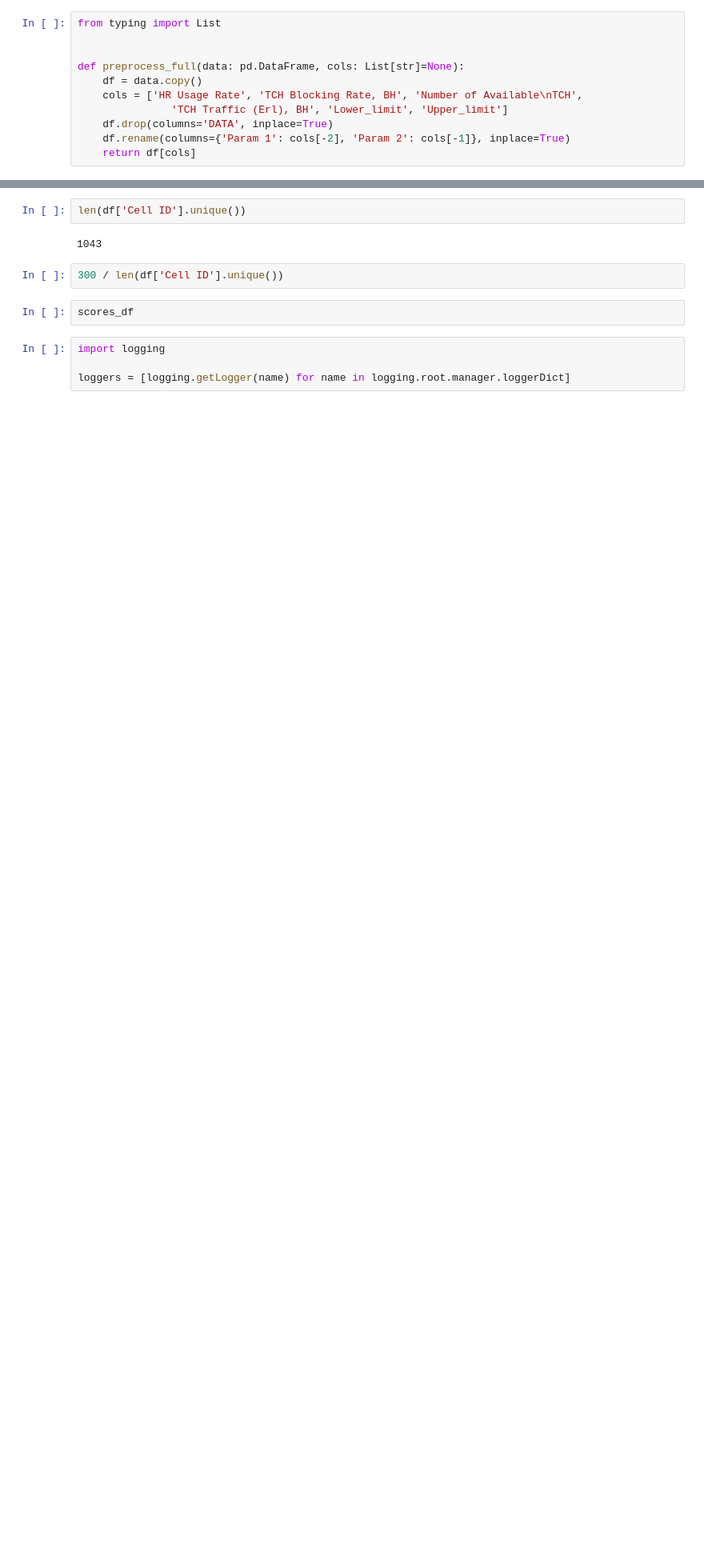
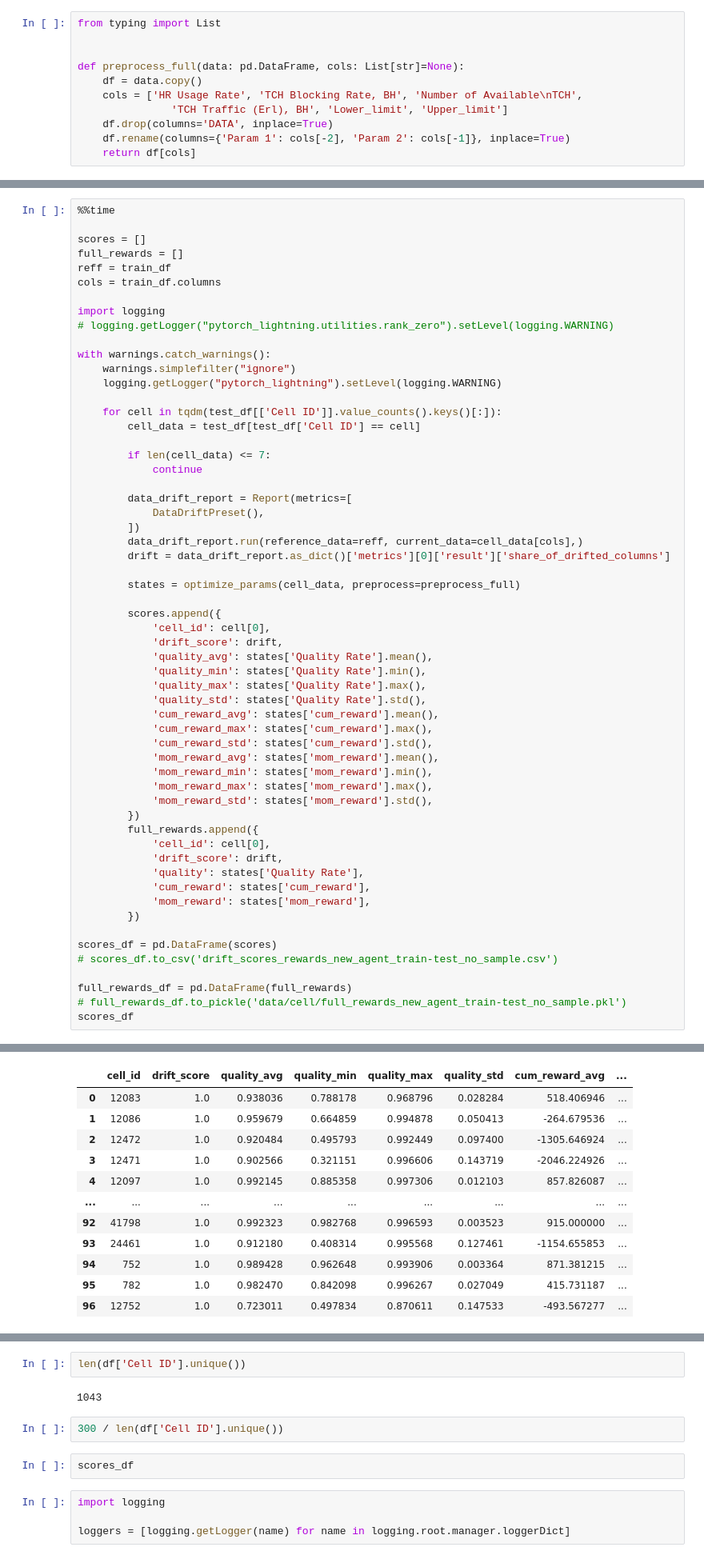
Before and after one commit to S-M157/Bachelor, a Jupyter notebook: Reward_Quality.ipynb, the cells around one changed output, grey strips where cells are left out. Shown at 80% size. Cells and saved outputs as stored; diff of their text form; blank space fills up the shorter version.

```diff
--- a/Reward_Quality.ipynb
+++ b/Reward_Quality.ipynb
@@ -129,0 +184,59 @@ reff = df[~df['Cell ID'].isin(cell_list)]
+# %%
+%%time
+
+scores = []
+full_rewards = []
+reff = train_df
+cols = train_df.columns
+
+import logging
+# logging.getLogger("pytorch_lightning.utilities.rank_zero").setLevel(logging.WARNING)
+
+with warnings.catch_warnings():
+    warnings.simplefilter("ignore")
+    logging.getLogger("pytorch_lightning").setLevel(logging.WARNING)
+
+    for cell in tqdm(test_df[['Cell ID']].value_counts().keys()[:]):
+        cell_data = test_df[test_df['Cell ID'] == cell]
+
+        if len(cell_data) <= 7:
+            continue
+
+        data_drift_report = Report(metrics=[
+            DataDriftPreset(),
+        ])
+        data_drift_report.run(reference_data=reff, current_data=cell_data[cols],)
+        drift = data_drift_report.as_dict()['metrics'][0]['result']['share_of_drifted_columns']
+
+        states = optimize_params(cell_data, preprocess=preprocess_full)
+
+        scores.append({
+            'cell_id': cell[0],
+            'drift_score': drift,
+            'quality_avg': states['Quality Rate'].mean(),
+            'quality_min': states['Quality Rate'].min(),
+            'quality_max': states['Quality Rate'].max(),
+            'quality_std': states['Quality Rate'].std(),
+            'cum_reward_avg': states['cum_reward'].mean(),
+            'cum_reward_max': states['cum_reward'].max(),
+            'cum_reward_std': states['cum_reward'].std(),
+            'mom_reward_avg': states['mom_reward'].mean(),
+            'mom_reward_min': states['mom_reward'].min(),
+            'mom_reward_max': states['mom_reward'].max(),
+            'mom_reward_std': states['mom_reward'].std(),
+        })
+        full_rewards.append({
+            'cell_id': cell[0],
+            'drift_score': drift,
+            'quality': states['Quality Rate'],
+            'cum_reward': states['cum_reward'],
+            'mom_reward': states['mom_reward'],
+        })
+
+scores_df = pd.DataFrame(scores)
+# scores_df.to_csv('drift_scores_rewards_new_agent_train-test_no_sample.csv')
+
+full_rewards_df = pd.DataFrame(full_rewards)
+# full_rewards_df.to_pickle('data/cell/full_rewards_new_agent_train-test_no_sample.pkl')
+scores_df
+# %% [output]
@@ -129,0 +245,12 @@ reff = df[~df['Cell ID'].isin(cell_list)]
+|  | cell_id | drift_score | quality_avg | quality_min | quality_max | quality_std | cum_reward_avg | ... |
+| 0 | 12083 | 1.0 | 0.938036 | 0.788178 | 0.968796 | 0.028284 | 518.406946 | ... |
+| 1 | 12086 | 1.0 | 0.959679 | 0.664859 | 0.994878 | 0.050413 | -264.679536 | ... |
+| 2 | 12472 | 1.0 | 0.920484 | 0.495793 | 0.992449 | 0.097400 | -1305.646924 | ... |
+| 3 | 12471 | 1.0 | 0.902566 | 0.321151 | 0.996606 | 0.143719 | -2046.224926 | ... |
+| 4 | 12097 | 1.0 | 0.992145 | 0.885358 | 0.997306 | 0.012103 | 857.826087 | ... |
+| ... | ... | ... | ... | ... | ... | ... | ... | ... |
+| 92 | 41798 | 1.0 | 0.992323 | 0.982768 | 0.996593 | 0.003523 | 915.000000 | ... |
+| 93 | 24461 | 1.0 | 0.912180 | 0.408314 | 0.995568 | 0.127461 | -1154.655853 | ... |
+| 94 | 752 | 1.0 | 0.989428 | 0.962648 | 0.993906 | 0.003364 | 871.381215 | ... |
+| 95 | 782 | 1.0 | 0.982470 | 0.842098 | 0.996267 | 0.027049 | 415.731187 | ... |
+| 96 | 12752 | 1.0 | 0.723011 | 0.497834 | 0.870611 | 0.147533 | -493.567277 | ... |
```
Also changed, not shown: parts of 21 cells of this notebook, 2 other files.
